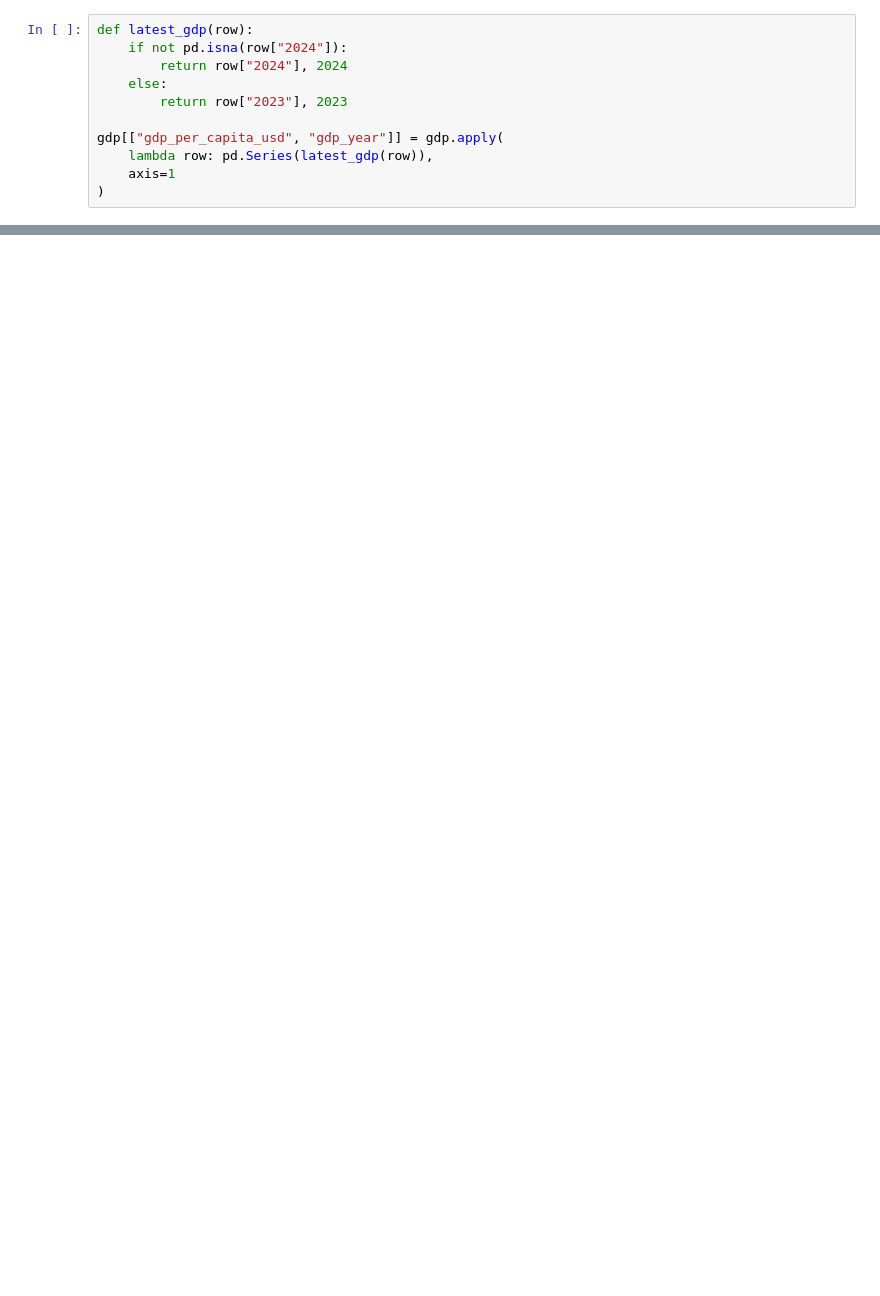
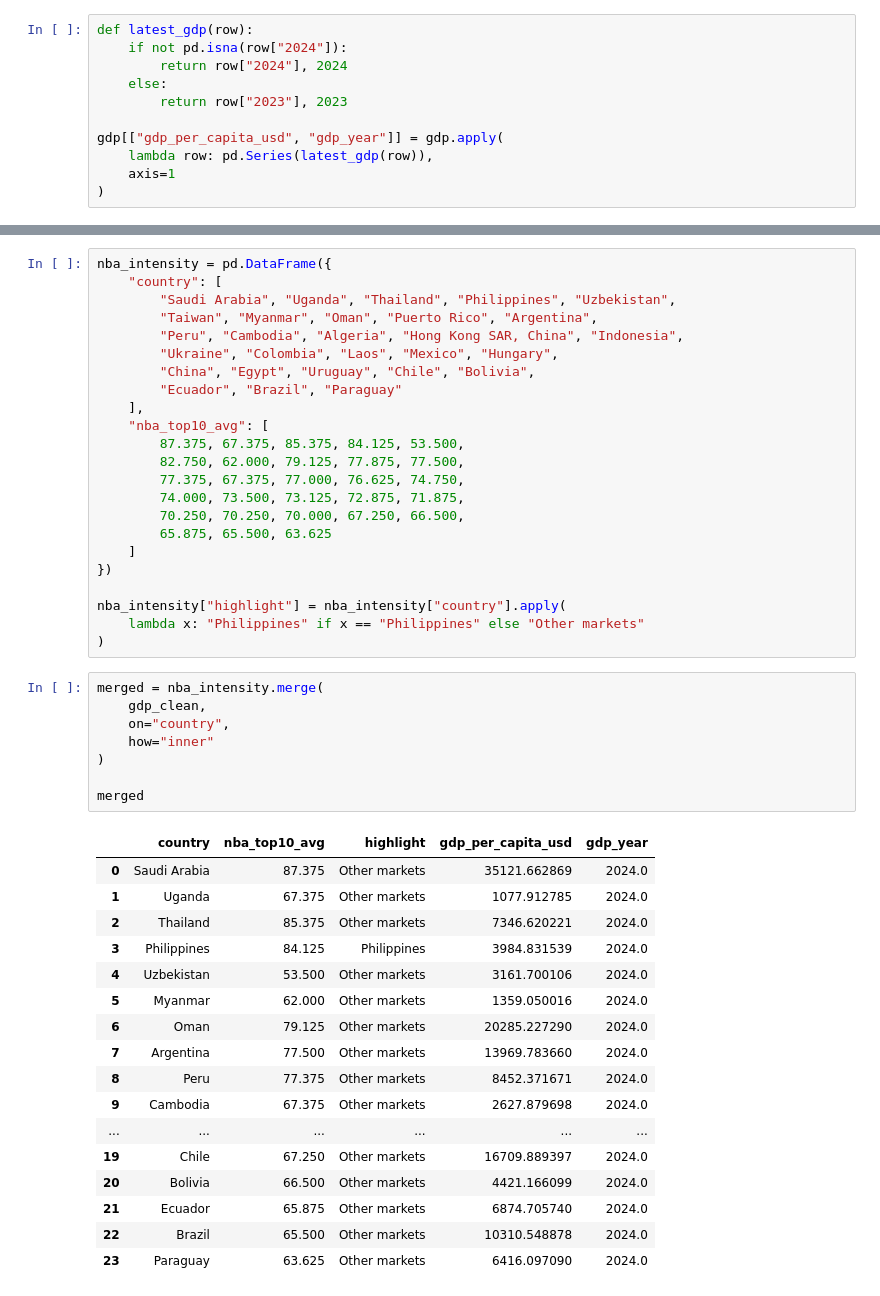
Before and after one commit to chrislowzhengxi/nba-analysis, a Jupyter notebook: analysis.ipynb, the cells around one changed output, grey strips where cells are left out. Cells and saved outputs as stored; diff of their text form; blank space fills up the shorter version.

```diff
--- a/analysis.ipynb
+++ b/analysis.ipynb
@@ -349 +253,50 @@ Skipping Brazil: The request failed: Google returned a response with code 429
 KeyboardInterrupt:
+# %%
+nba_intensity = pd.DataFrame({
+    "country": [
+        "Saudi Arabia", "Uganda", "Thailand", "Philippines", "Uzbekistan",
+        "Taiwan", "Myanmar", "Oman", "Puerto Rico", "Argentina",
+        "Peru", "Cambodia", "Algeria", "Hong Kong SAR, China", "Indonesia",
+        "Ukraine", "Colombia", "Laos", "Mexico", "Hungary",
+        "China", "Egypt", "Uruguay", "Chile", "Bolivia",
+        "Ecuador", "Brazil", "Paraguay"
+    ],
+    "nba_top10_avg": [
+        87.375, 67.375, 85.375, 84.125, 53.500,
+        82.750, 62.000, 79.125, 77.875, 77.500,
+        77.375, 67.375, 77.000, 76.625, 74.750,
+        74.000, 73.500, 73.125, 72.875, 71.875,
+        70.250, 70.250, 70.000, 67.250, 66.500,
+        65.875, 65.500, 63.625
+    ]
+})
+
+nba_intensity["highlight"] = nba_intensity["country"].apply(
+    lambda x: "Philippines" if x == "Philippines" else "Other markets"
+)
+# %%
+merged = nba_intensity.merge(
+    gdp_clean,
+    on="country",
+    how="inner"
+)
+
+merged
+# %% [output]
+|  | country | nba_top10_avg | highlight | gdp_per_capita_usd | gdp_year |
+| 0 | Saudi Arabia | 87.375 | Other markets | 35121.662869 | 2024.0 |
+| 1 | Uganda | 67.375 | Other markets | 1077.912785 | 2024.0 |
+| 2 | Thailand | 85.375 | Other markets | 7346.620221 | 2024.0 |
+| 3 | Philippines | 84.125 | Philippines | 3984.831539 | 2024.0 |
+| 4 | Uzbekistan | 53.500 | Other markets | 3161.700106 | 2024.0 |
+| 5 | Myanmar | 62.000 | Other markets | 1359.050016 | 2024.0 |
+| 6 | Oman | 79.125 | Other markets | 20285.227290 | 2024.0 |
+| 7 | Argentina | 77.500 | Other markets | 13969.783660 | 2024.0 |
+| 8 | Peru | 77.375 | Other markets | 8452.371671 | 2024.0 |
+| 9 | Cambodia | 67.375 | Other markets | 2627.879698 | 2024.0 |
+| ... | ... | ... | ... | ... | ... |
+| 19 | Chile | 67.250 | Other markets | 16709.889397 | 2024.0 |
+| 20 | Bolivia | 66.500 | Other markets | 4421.166099 | 2024.0 |
+| 21 | Ecuador | 65.875 | Other markets | 6874.705740 | 2024.0 |
+| 22 | Brazil | 65.500 | Other markets | 10310.548878 | 2024.0 |
+| 23 | Paraguay | 63.625 | Other markets | 6416.097090 | 2024.0 |
```
Also changed, not shown: parts of 19 cells of this notebook.
